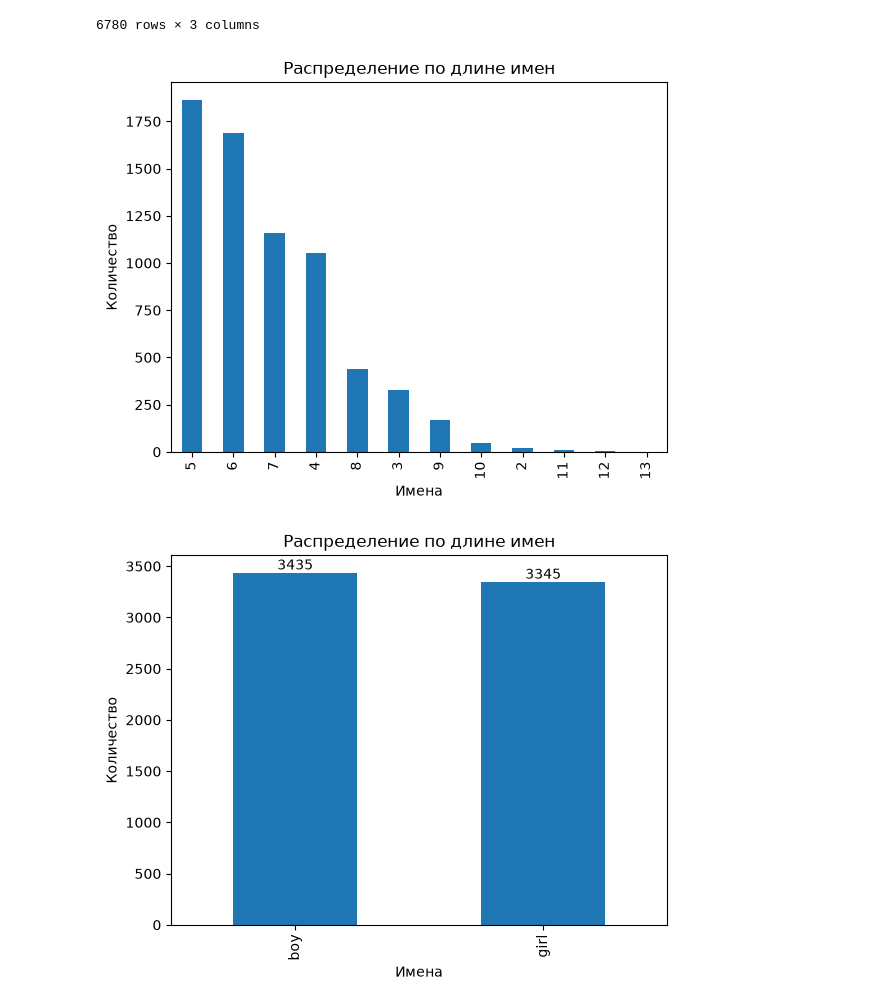
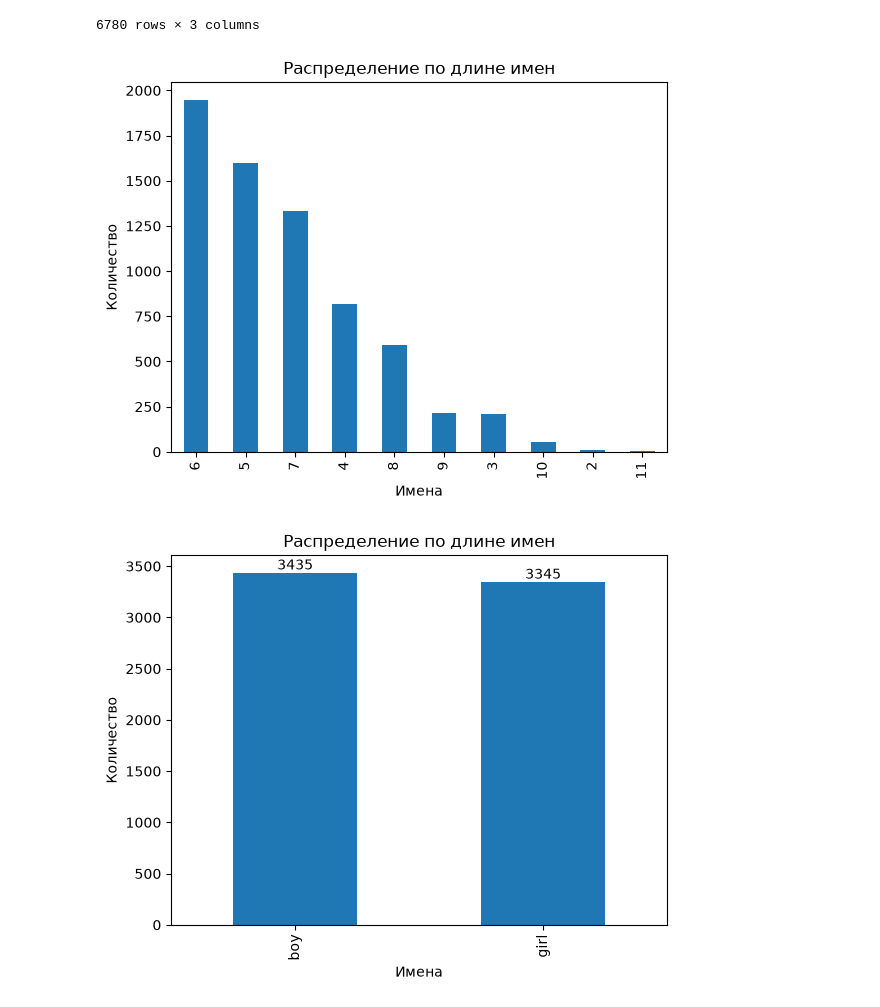
Before and after one commit to Magrusha/ds_pytorch-rnn-from-scratch, a Jupyter notebook: src/ml10.ipynb, the cells around one changed output. Cells and saved outputs as stored; diff of their text form; code cells hidden in the pictures.

```diff
--- a/src/ml10.ipynb
+++ b/src/ml10.ipynb
@@ -39,14 +39,14 @@ dataset
 | 6779 | Elianna | Элианна | girl |
 6780 rows × 3 columns
 # %%
-df_temp = dataset['cyrillic'].str.len()
+df_temp = dataset['latin'].str.len()
 df_temp.value_counts().plot(kind='bar')
 plt.title('Распределение по длине имен')
 plt.xlabel('Имена')
 plt.ylabel('Количество')
 plt.show()
 # %% [output]
-[figure, old version]
+[figure, new version]
 # %%
 ax = dataset['gender'].value_counts().plot(kind='bar')
 ax.bar_label(ax.containers[0])
```
Also changed, not shown: parts of 8 cells of this notebook.
